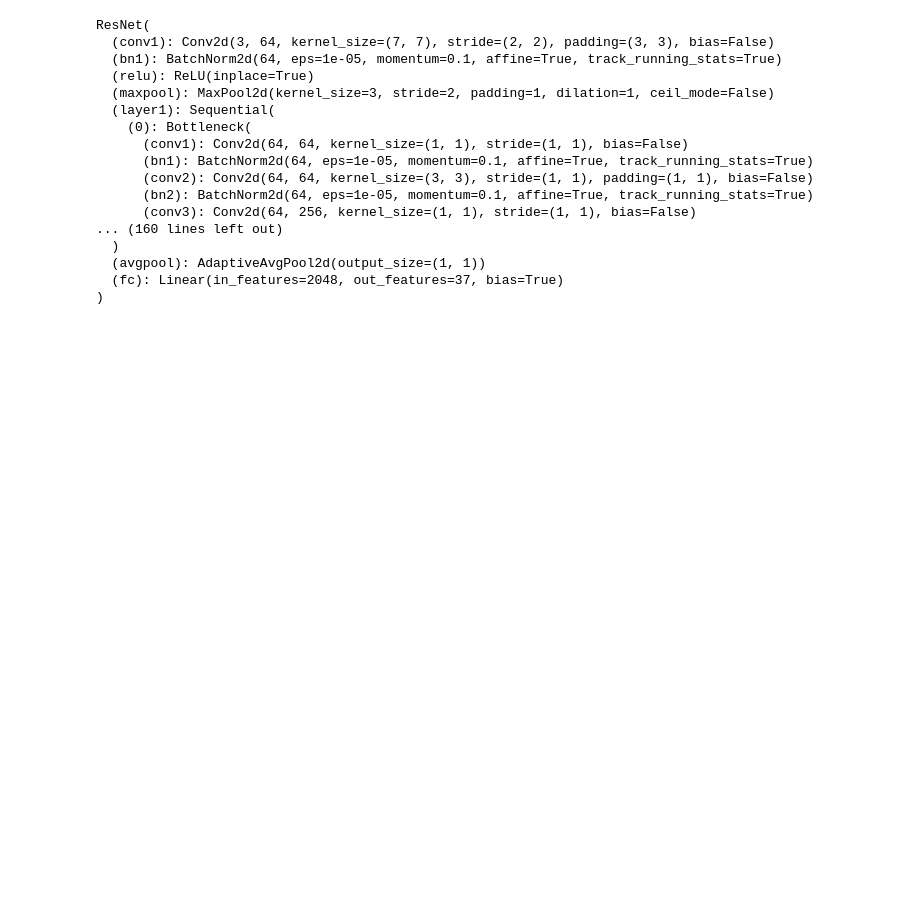
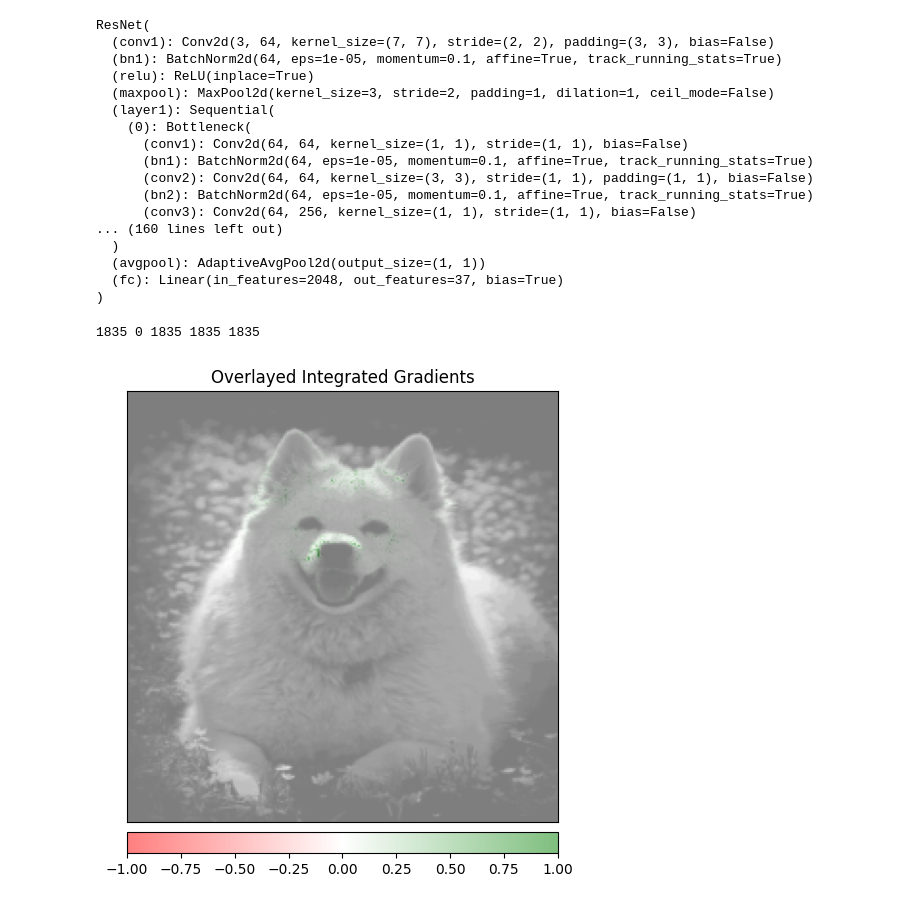
Before and after one commit to kal6868/study, a Jupyter notebook: XAI/IntegratedGradients/notebooks/IntegratedGradients_xai.ipynb, the cells around one changed output. Cells and saved outputs as stored; diff of their text form; code cells hidden in the pictures; blank space fills up the shorter version.

```diff
--- a/XAI/IntegratedGradients/notebooks/IntegratedGradients_xai.ipynb
+++ b/XAI/IntegratedGradients/notebooks/IntegratedGradients_xai.ipynb
@@ -129,3 +129,17 @@ with open(CURRUENT_PATH / 'OxfordIIITPet_test_x_IntegratedGradients.pkl', 'wb')
 
 # with open(CURRUENT_PATH / 'OxfordIIITPet_test_x_IntegratedGradients.pkl', 'rb') as f:
 #     all_attr, all_delta = pkl.load(f)
+# %%
+print(len(all_attr), len(all_delta), len(pred_y),len(test_x), len(test_y))
+# %% [output]
+1835 0 1835 1835 1835
+# %%
+original_image =  np.transpose(test_x.cpu().detach().numpy(), (0, 2, 3, 1))
+all_attr_transpose = np.transpose(all_attr, (0, 2, 3, 1))
+# %%
+n_1, n_2, n_3, n_4, n_5, n_6, n_7, n_8, n_9, n_10 = random.sample([i for i in range(1835)], 10)
+# %%
+_ = visualization.visualize_image_attr(all_attr_transpose[n_1], original_image[n_1], method="blended_heat_map",sign="all",
+                          show_colorbar=True, title="Overlayed Integrated Gradients")
+# %% [output]
+[figure, added]
```
Also changed, not shown: parts of 9 cells of this notebook.
